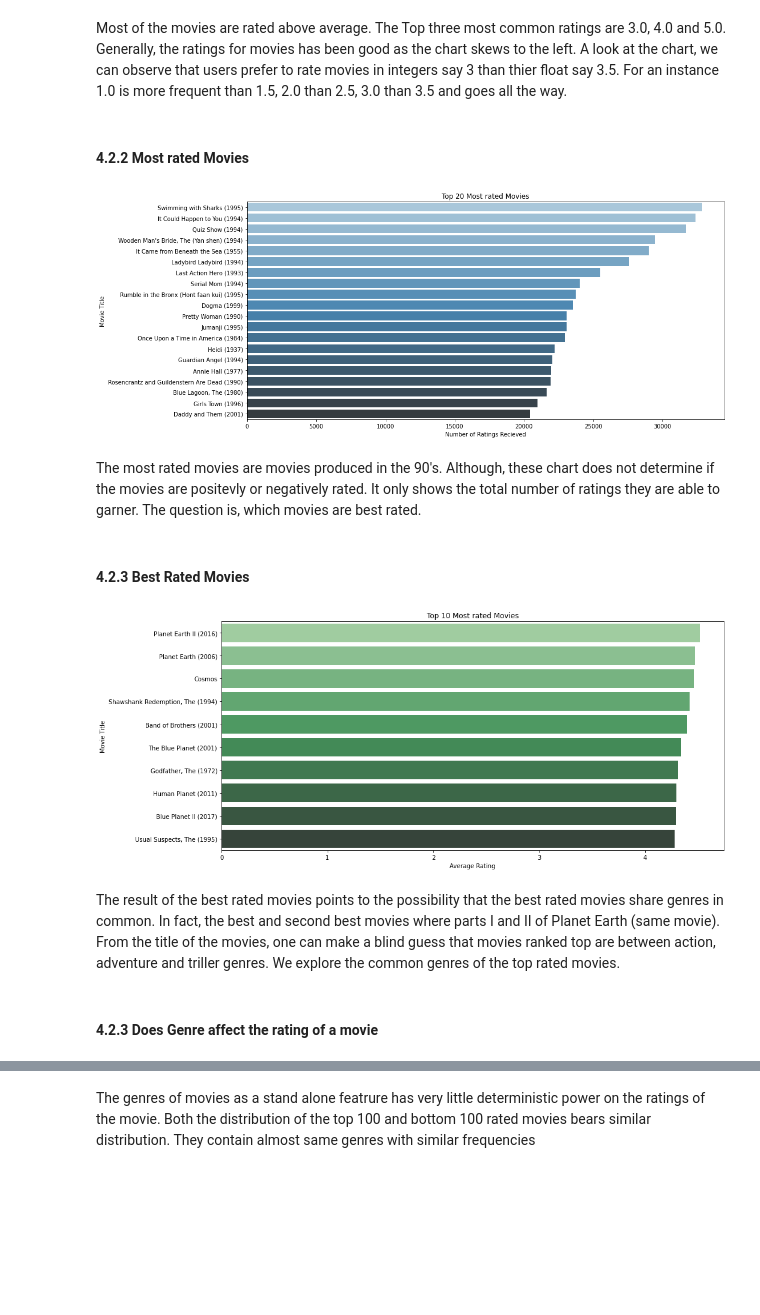
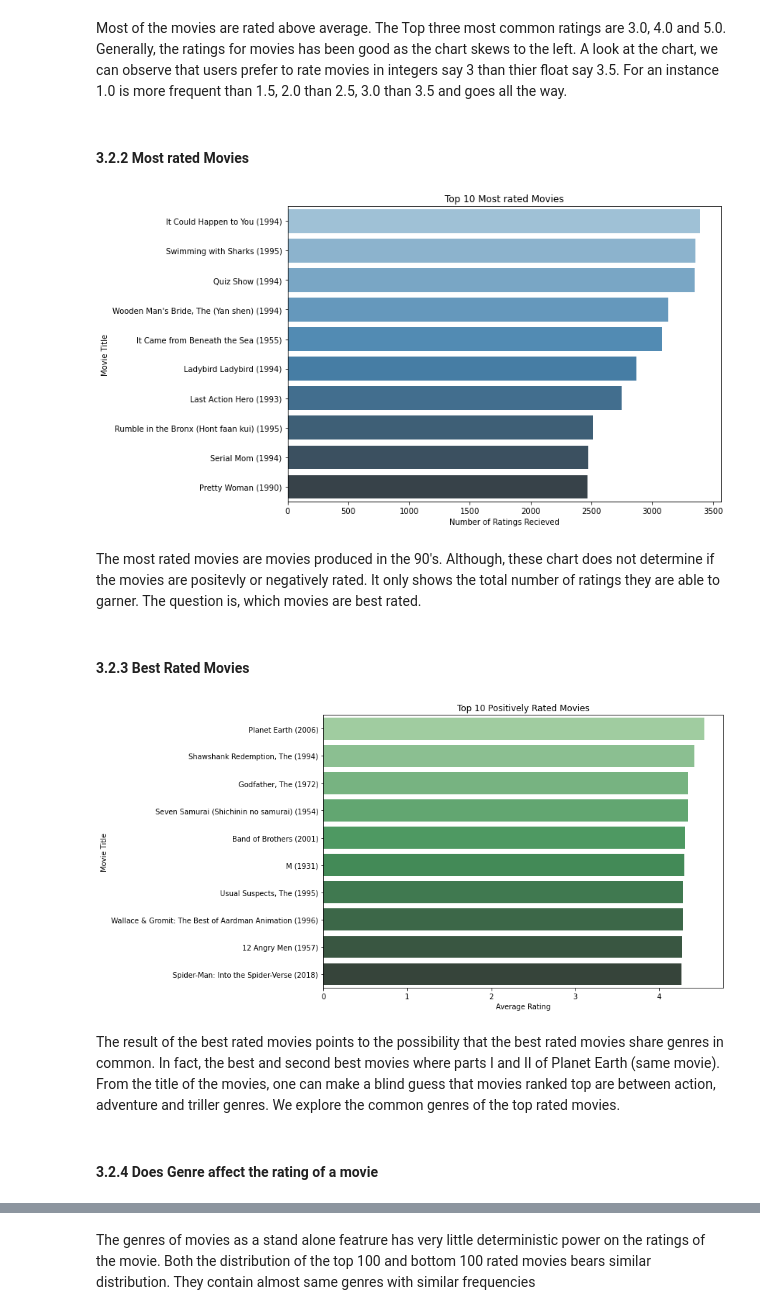
Before and after one commit to chidike10/Movie-Recommender-TeamZF3, a Jupyter notebook: Recommendation_TeamZF3.ipynb, the cells around one changed output, grey strips where cells are left out. Drawn from its saved outputs; the diff is of its cells as text; code cells hidden in the pictures; blank space fills up the shorter version.

```diff
--- a/Recommendation_TeamZF3.ipynb
+++ b/Recommendation_TeamZF3.ipynb
@@ -94,9 +123,9 @@ from surprise.model_selection import GridSearchCV
 The dataset used for this project is the MovieLens dataset maintained by the GroupLens research group in the Department of Computer Science and Engineering at the University of Minnesota. Additional movie content data was legally scraped from IMDB. The dataset can be found <a href="https://www.kaggle.com/competitions/edsa-movie-recommendation-2022/data"> here</a>. Pandas library will be used to access and Manipulate the datasets.
 # %%
 # read movie dataset
-df_movies = pd.read_csv('data/movies.csv')
+df_movies = pd.read_csv('movies.csv')
 # %%
 # read the ratings dataset
-df_rating = pd.read_csv('data/train.csv')
+df_rating = pd.read_csv('train_resized.csv')
 # %%
 # read the movie additional information
@@ -128,22 +159,22 @@ plt.show()
 # %% [markdown]
 Most of the movies are rated above average. The Top three most common ratings are 3.0, 4.0 and 5.0. Generally, the ratings for movies has been good as the chart skews to the left. A look at the chart, we can observe that users prefer to rate movies in integers say 3 than thier float say 3.5. For an instance 1.0 is more frequent than 1.5, 2.0 than 2.5, 3.0 than 3.5 and goes all the way.
 # %% [markdown]
-#### 4.2.2 Most rated Movies
+#### 3.2.2 Most rated Movies
 # %%
-fig, ax = plt.subplots(figsize = (15, 7))
-data = df_rating['movieId'].value_counts().sort_values(ascending=False)[0:20]
+fig, ax = plt.subplots(figsize = (10, 7))
+data = df_rating['movieId'].value_counts().sort_values(ascending=False)[0:10]
 titles = [df_movies.loc[movieId, 'title'] for movieId in data.index]
 sns.barplot(y=titles, x=data, ax=ax, palette="Blues_d")
-plt.title('Top 20 Most rated Movies')
+plt.title('Top 10 Most rated Movies')
 plt.ylabel("Movie Title")
 plt.xlabel("Number of Ratings Recieved")
 plt.show()
 # %% [output]
-[figure, old version]
+[figure, new version]
 # %% [markdown]
 The most rated movies are movies produced in the 90's. Although, these chart does not determine if the movies are positevly or negatively rated. It only shows the total number of ratings they are able to garner. The question is, which movies are best rated.
 # %% [markdown]
-#### 4.2.3 Best Rated Movies
+#### 3.2.3 Best Rated Movies
 # %%
 def most_popular(start, stop):
     # filter out movies with less than 50 ratings
@@ -161,20 +192,20 @@ def most_popular(start, stop):
 data = most_popular(0,10)
 
 # ploting the
-fig, ax = plt.subplots(figsize = (15, 7))
+fig, ax = plt.subplots(figsize = (10, 7))
 index = [df_movies[df_movies['movieId'] == x].index for x in data.index]
 titles = [df_movies[df_movies['movieId'] == movieId]['title'].iloc[0] for movieId in data.index]
 sns.barplot(y=titles, x=data.values, ax=ax, palette="Greens_d")
-plt.title('Top 10 Most rated Movies')
+plt.title('Top 10 Positively Rated Movies')
 plt.ylabel("Movie Title")
 plt.xlabel("Average Rating")
 plt.show()
 # %% [output]
-[figure, old version]
+[figure, new version]
 # %% [markdown]
 The result of the best rated movies points to the possibility that the best rated movies share genres in common. In fact, the best and second best movies where parts I and II of Planet Earth (same movie). From the title of the movies, one can make a blind guess that movies ranked top are between action, adventure and triller genres. We explore the common genres of the top rated movies.
 # %% [markdown]
-#### 4.2.3 Does Genre affect the rating of a movie
+#### 3.2.4 Does Genre affect the rating of a movie
 # %%
 # checking the most popular genres in the top n movies with highest average rating
 # Distribution of words per Class
```
Also changed, not shown: parts of 49 cells of this notebook.
